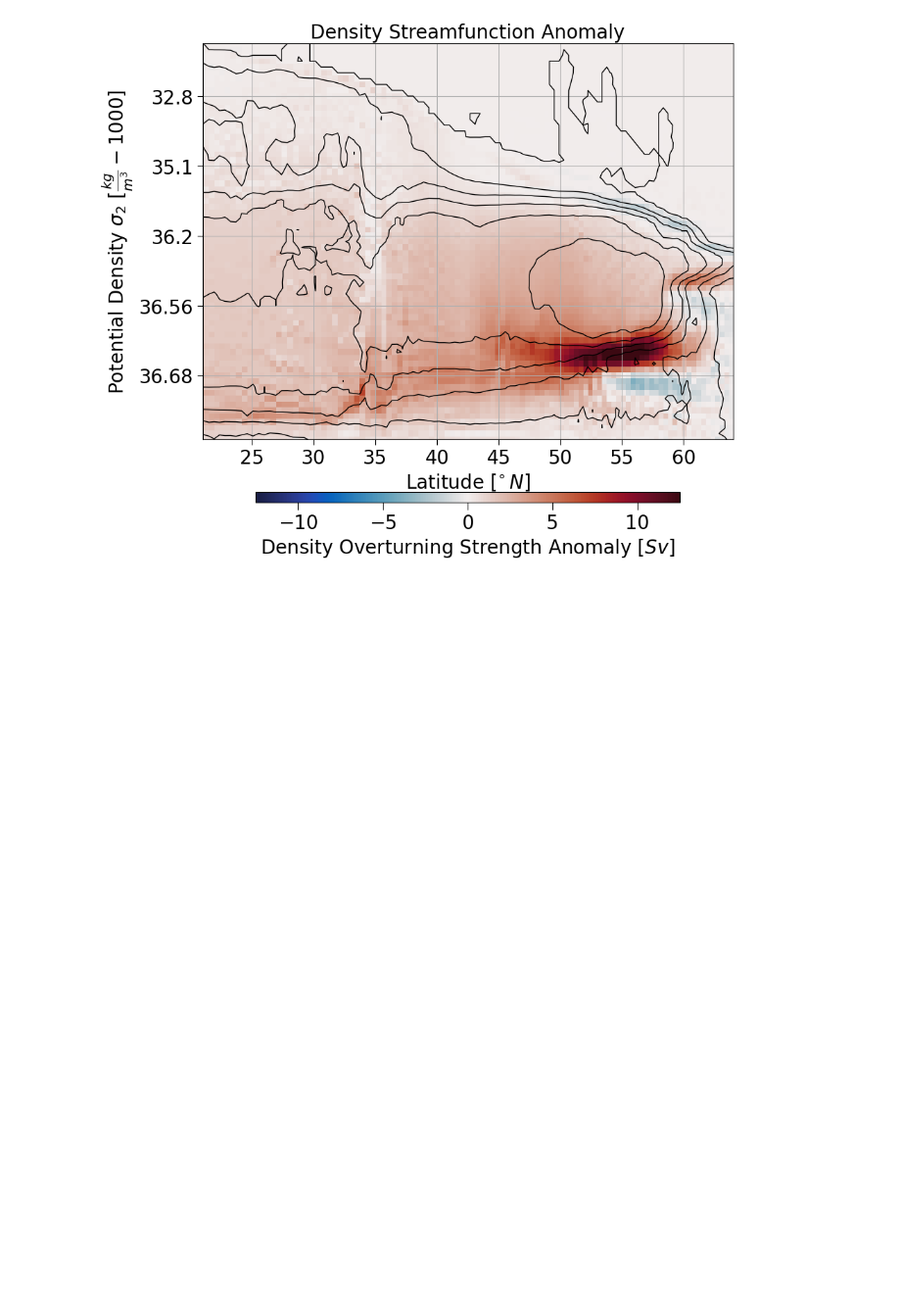
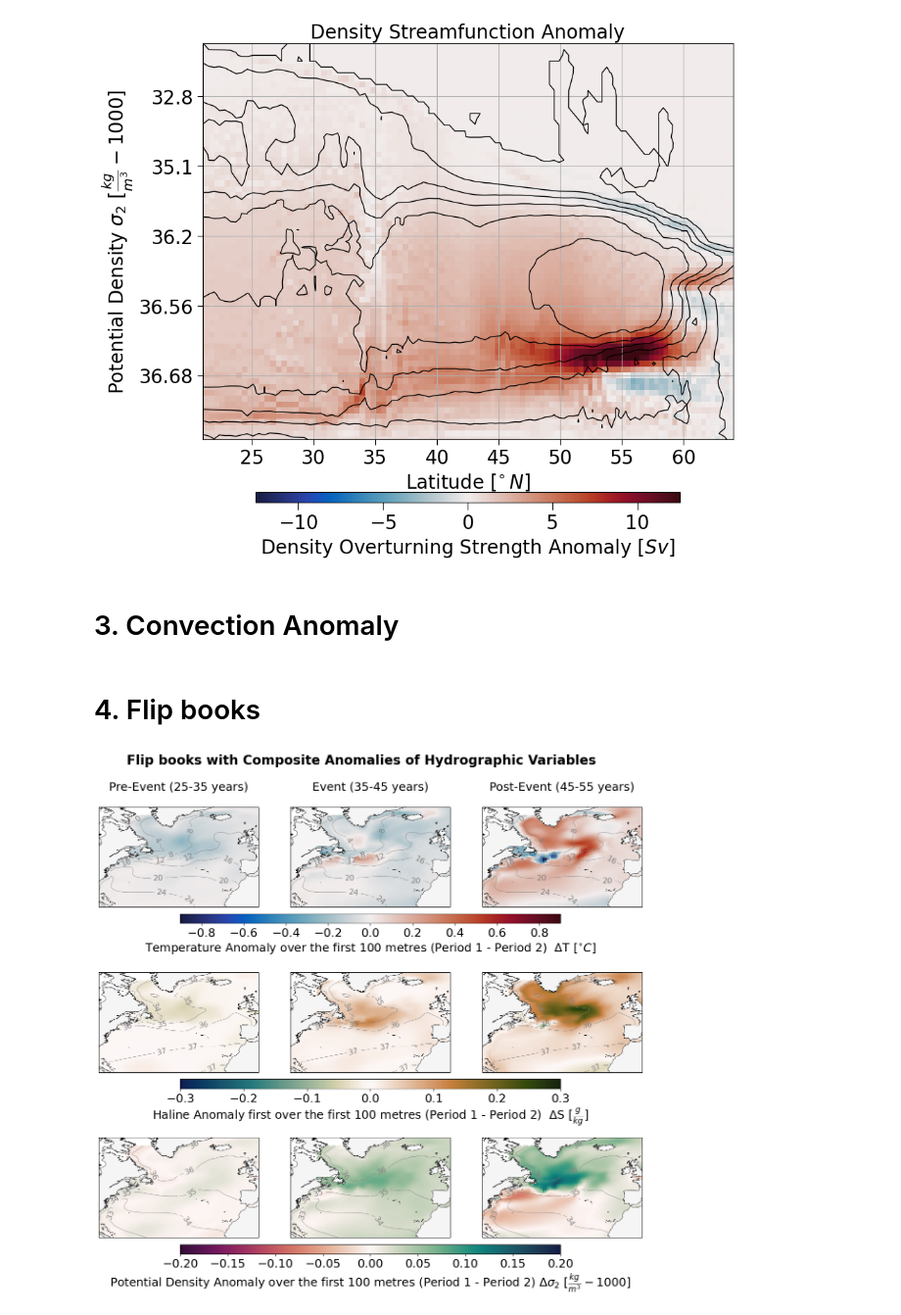
Before and after one commit to inagler/current, a Jupyter notebook: Figures_paper.ipynb, the cells around one changed output. Shown at 98% size. Cells and saved outputs as stored; diff of their text form; code cells hidden in the pictures; blank space fills up the shorter version.

```diff
--- a/Figures_paper.ipynb
+++ b/Figures_paper.ipynb
@@ -250,2 +266,0 @@ ds = ds.roll(nlon=-100)
-# %%
-ds = ds.mean(dim='time')
@@ -315,0 +410,4 @@ plt.show()
+# %% [markdown]
+# 3. Convection Anomaly
+# %% [markdown]
+# 4. Flip books
@@ -315,0 +431,55 @@ plt.show()
+# %%
+files = sorted(glob.glob('/Data/gfi/share/ModData/CESM2_LENS2/ocean/monthly/comp/composite*.nc'))
+
+datasets = {var: xr.open_dataset('/Data/gfi/share/ModData/CESM2_LENS2/ocean/monthly/comp/' + var + 'composite.nc').roll(nlon=+100) for var in variables}
+replacement_value = 0
+for ds in datasets.values():
+    ds['TLAT'] = xr.where(
+        np.logical_or(np.isnan(ds['TLAT']), np.isinf(ds['TLAT']) | np.ma.getmask(ds['TLAT'])),
+        replacement_value,
+        ds['TLAT'])
+    ds['TLONG'] = xr.where(
+        np.logical_or(np.isnan(ds['TLONG']), np.isinf(ds['TLONG']) | np.ma.getmask(ds['TLONG'])),
+        replacement_value,
+        ds['TLONG'])
+# %%
+fig, axes = plt.subplots(nrows=3, ncols=3, figsize=(15, 13), # (width, height)
+                         subplot_kw={'projection': ccrs.PlateCarree()})
+plt.rc('font', size=18)
+years_ranges = [(25, 35), (35, 45), (45, 55)]
+column_names = ['Pre-Event (25-35 years)', 'Event (35-45 years)', 'Post-Event (45-55 years)']
+
+for row, var in enumerate(variables):
+    ds_var_annual = datasets[var].sel(z_t=slice(5.0000000e+02, 1.050000e+04)).mean('z_t')
+    ds = ds_var_annual - ds_var_annual.isel(time=slice(0,40)).mean('time')
+    vmin = vmins[row]
+    vmax = -vmin
+    for col, (start, end) in enumerate(years_ranges):
+        ax = axes[row, col]
+        pc = ds[var].isel(time=range(start, end)).mean('time').plot.pcolormesh(
+            ax=ax,
+            transform=ccrs.PlateCarree(),
+            x='TLONG',
+            y='TLAT',
+            cmap=cmaps[row],
+            vmin=vmin, vmax=vmax,
+            add_colorbar=False
+        )
+        ax.set_extent([-80, 0, 20, 70], crs=ccrs.PlateCarree())
+        #ax.coastlines(linewidth=1.5, color='black', alpha=0.8)
+        ax.add_feature(nature_coast)
+        cs = ax.contour(
+            ds.TLONG, ds.TLAT, ds_var_annual[var].isel(time=slice(0, 40)).mean('time').where(maskBSF == 1),
+            linewidths=0.5, colors='gray', transform=ccrs.PlateCarree()
+        )
+        ax.clabel(cs, fmt='%1.0f', inline=True, fontsize=12)
+    cbar = fig.colorbar(pc, ax=axes[row, :], orientation='horizontal', label=labels[row], aspect=40, pad=0.05, shrink=0.7)
+
+for col, name in enumerate(column_names):
+    axes[0, col].set_title(name, fontsize=18, pad=25)
+fig.suptitle('Flip books with Composite Anomalies of Hydrographic Variables', fontsize=20, fontweight='bold', x=0.5, y=0.95) # bottom-left (0, 0) and top-right (1, 1)
+
+#plt.show()
+plt.savefig(os.path.expanduser('~/phase1_CONDA/results/')+'Figure_4.png', bbox_inches='tight', dpi=300)
+# %% [output]
+[figure, added]
```
Also changed, not shown: parts of 18 cells of this notebook, 8 other files.
